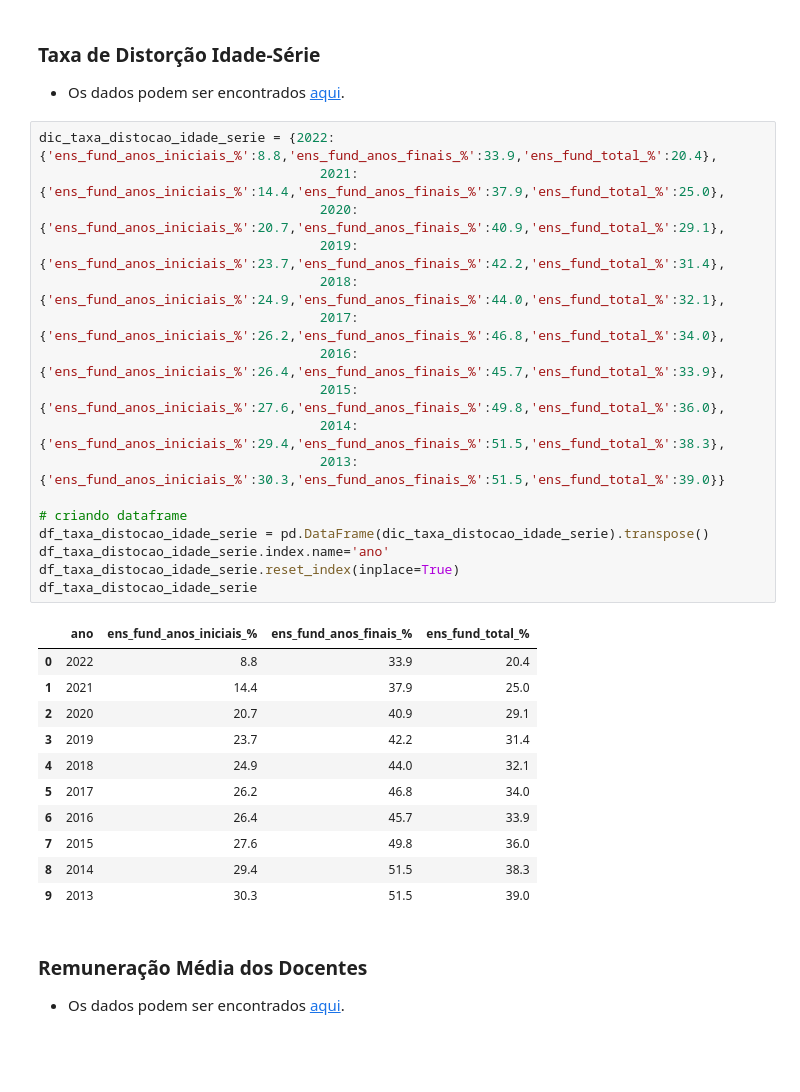
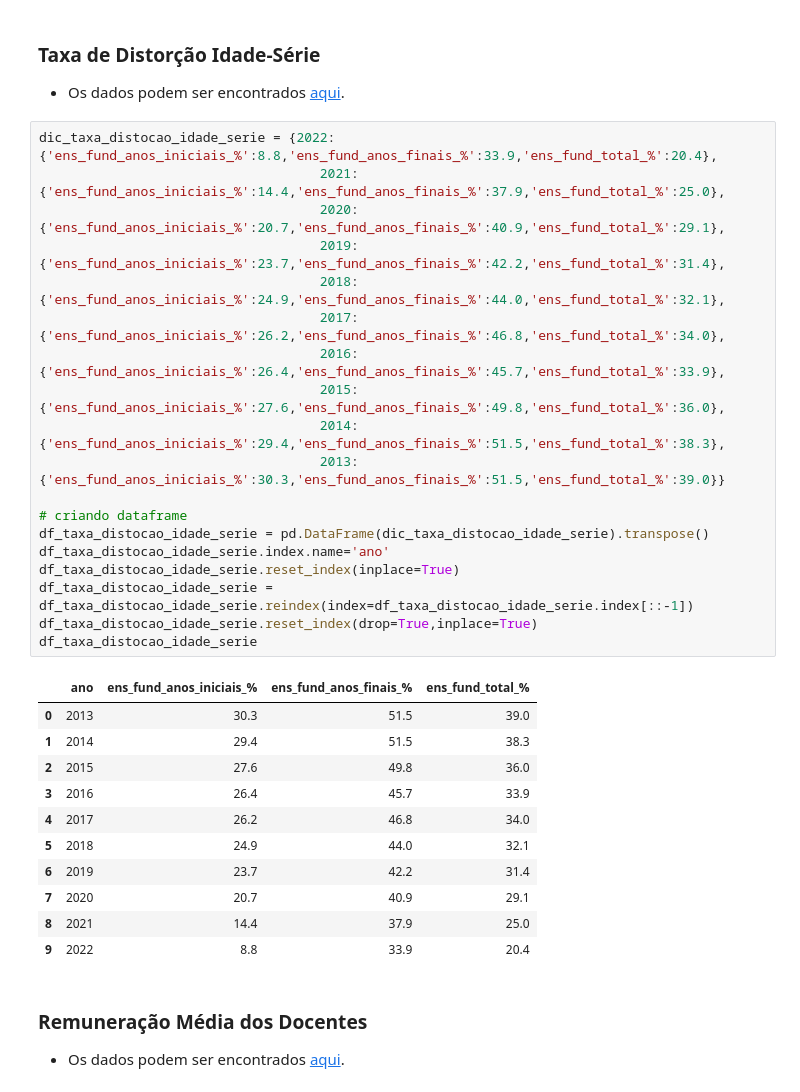
Before and after one commit to AllysonAbreu/dw_contas_publicas_2022, a Jupyter notebook: dea_despesas_dados_novos.ipynb, the cells around one changed output. Cells and saved outputs as stored; diff of their text form; blank space fills up the shorter version.

```diff
--- a/dea_despesas_dados_novos.ipynb
+++ b/dea_despesas_dados_novos.ipynb
@@ -194,32 +196,34 @@ df_porc_docentes_curso_superior
 # %%
 dic_taxa_distocao_idade_serie = {2022:{'ens_fund_anos_iniciais_%':8.8,'ens_fund_anos_finais_%':33.9,'ens_fund_total_%':20.4},
                                     2021:{'ens_fund_anos_iniciais_%':14.4,'ens_fund_anos_finais_%':37.9,'ens_fund_total_%':25.0},
                                     2020:{'ens_fund_anos_iniciais_%':20.7,'ens_fund_anos_finais_%':40.9,'ens_fund_total_%':29.1},
                                     2019:{'ens_fund_anos_iniciais_%':23.7,'ens_fund_anos_finais_%':42.2,'ens_fund_total_%':31.4},
                                     2018:{'ens_fund_anos_iniciais_%':24.9,'ens_fund_anos_finais_%':44.0,'ens_fund_total_%':32.1},
                                     2017:{'ens_fund_anos_iniciais_%':26.2,'ens_fund_anos_finais_%':46.8,'ens_fund_total_%':34.0},
                                     2016:{'ens_fund_anos_iniciais_%':26.4,'ens_fund_anos_finais_%':45.7,'ens_fund_total_%':33.9},
                                     2015:{'ens_fund_anos_iniciais_%':27.6,'ens_fund_anos_finais_%':49.8,'ens_fund_total_%':36.0},
                                     2014:{'ens_fund_anos_iniciais_%':29.4,'ens_fund_anos_finais_%':51.5,'ens_fund_total_%':38.3},
                                     2013:{'ens_fund_anos_iniciais_%':30.3,'ens_fund_anos_finais_%':51.5,'ens_fund_total_%':39.0}}
 
 # criando dataframe
 df_taxa_distocao_idade_serie = pd.DataFrame(dic_taxa_distocao_idade_serie).transpose()
 df_taxa_distocao_idade_serie.index.name='ano'
 df_taxa_distocao_idade_serie.reset_index(inplace=True)
+df_taxa_distocao_idade_serie = df_taxa_distocao_idade_serie.reindex(index=df_taxa_distocao_idade_serie.index[::-1])
+df_taxa_distocao_idade_serie.reset_index(drop=True,inplace=True)
 df_taxa_distocao_idade_serie
 # %% [output]
 |  | ano | ens_fund_anos_iniciais_% | ens_fund_anos_finais_% | ens_fund_total_% |
-| 0 | 2022 | 8.8 | 33.9 | 20.4 |
-| 1 | 2021 | 14.4 | 37.9 | 25.0 |
-| 2 | 2020 | 20.7 | 40.9 | 29.1 |
-| 3 | 2019 | 23.7 | 42.2 | 31.4 |
-| 4 | 2018 | 24.9 | 44.0 | 32.1 |
-| 5 | 2017 | 26.2 | 46.8 | 34.0 |
-| 6 | 2016 | 26.4 | 45.7 | 33.9 |
-| 7 | 2015 | 27.6 | 49.8 | 36.0 |
-| 8 | 2014 | 29.4 | 51.5 | 38.3 |
-| 9 | 2013 | 30.3 | 51.5 | 39.0 |
+| 0 | 2013 | 30.3 | 51.5 | 39.0 |
+| 1 | 2014 | 29.4 | 51.5 | 38.3 |
+| 2 | 2015 | 27.6 | 49.8 | 36.0 |
+| 3 | 2016 | 26.4 | 45.7 | 33.9 |
+| 4 | 2017 | 26.2 | 46.8 | 34.0 |
+| 5 | 2018 | 24.9 | 44.0 | 32.1 |
+| 6 | 2019 | 23.7 | 42.2 | 31.4 |
+| 7 | 2020 | 20.7 | 40.9 | 29.1 |
+| 8 | 2021 | 14.4 | 37.9 | 25.0 |
+| 9 | 2022 | 8.8 | 33.9 | 20.4 |
 # %% [markdown]
 ### Remuneração Média dos Docentes
 - Os dados podem ser encontrados [aqui](https://www.gov.br/inep/pt-br/acesso-a-informacao/dados-abertos/indicadores-educacionais/remuneracao-media-dos-docentes).
```
Also changed, not shown: parts of 4 cells of this notebook.
